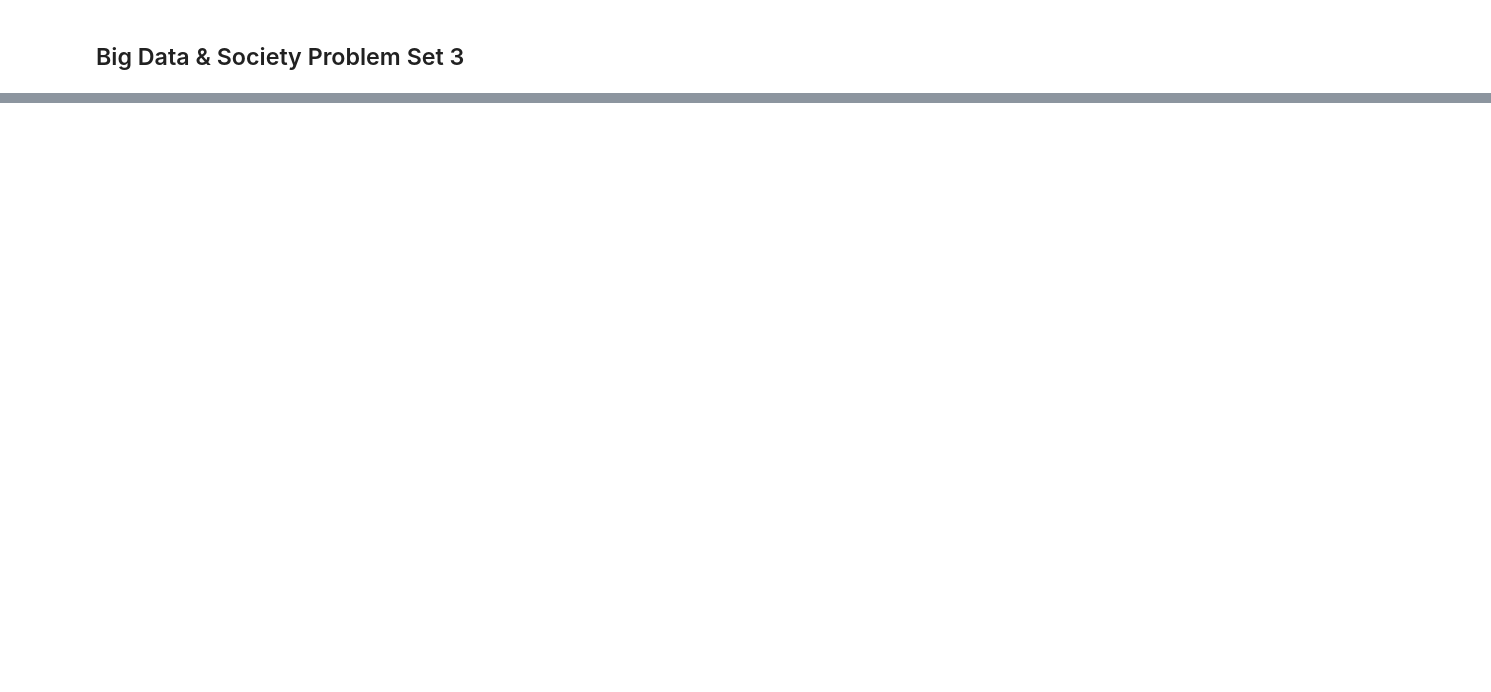
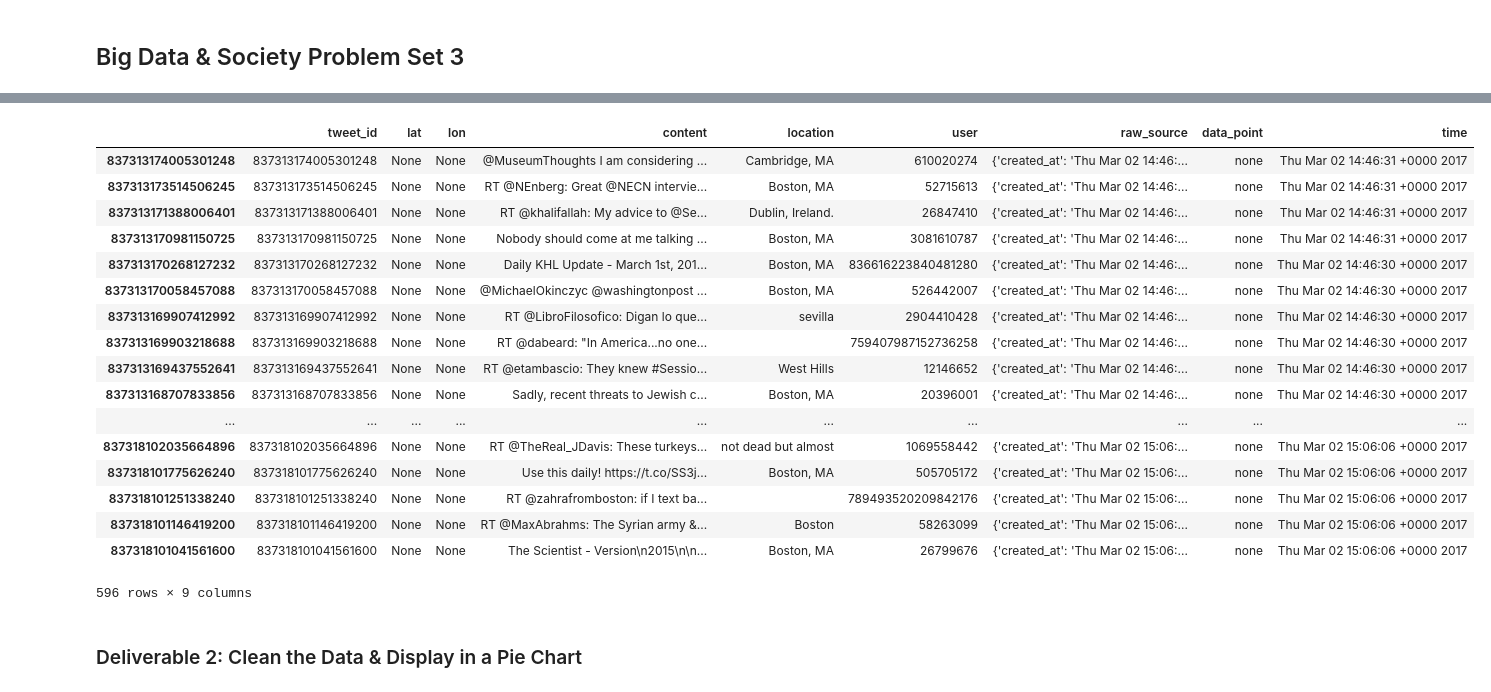
Before and after one commit to epkh/big-data-spring2017, a Jupyter notebook: week4/PSET_3_Scraping_Holtzman.ipynb, the cells around one changed output, grey strips where cells are left out. Cells and saved outputs as stored; diff of their text form; code cells hidden in the pictures; blank space fills up the shorter version.

```diff
--- a/week4/PSET_3_Scraping_Holtzman.ipynb
+++ b/week4/PSET_3_Scraping_Holtzman.ipynb
@@ -76,0 +193,40 @@ get_tweets_by_location(latlong)
+# %%
+# Get the file names from a given directory
+file_dir = "data" # Set this to where your JSON saved
+# Get only the JSONs we have saved
+onlyfiles = [ f for f in listdir(file_dir) if isfile(join(file_dir,f)) and not f.startswith('.')]
+
+# create an empty dataframe with columns for each property
+df_tweets = pd.DataFrame(columns = ['tweet_id', 'lat', 'lon', 'content','location','user','raw_source','data_point','time'])
+
+# Loop through all the files
+for file in onlyfiles:
+    full_dir = join(file_dir,file)
+    with open(full_dir) as json_data:
+        dict = json.load(json_data) # creates a Python dictionary of our json
+        if not isinstance(dict, list):
+            for key, val in dict.items():
+                df_tweets.loc[key,val] = val
+
+df_tweets
+# %% [output]
+|  | tweet_id | lat | lon | content | location | user | raw_source | data_point | time |
+| 837313174005301248 | 837313174005301248 | None | None | @MuseumThoughts I am considering ... | Cambridge, MA | 610020274 | {'created_at': 'Thu Mar 02 14:46:... | none | Thu Mar 02 14:46:31 +0000 2017 |
+| 837313173514506245 | 837313173514506245 | None | None | RT @NEnberg: Great @NECN intervie... | Boston, MA | 52715613 | {'created_at': 'Thu Mar 02 14:46:... | none | Thu Mar 02 14:46:31 +0000 2017 |
+| 837313171388006401 | 837313171388006401 | None | None | RT @khalifallah: My advice to @Se... | Dublin, Ireland. | 26847410 | {'created_at': 'Thu Mar 02 14:46:... | none | Thu Mar 02 14:46:31 +0000 2017 |
+| 837313170981150725 | 837313170981150725 | None | None | Nobody should come at me talking ... | Boston, MA | 3081610787 | {'created_at': 'Thu Mar 02 14:46:... | none | Thu Mar 02 14:46:31 +0000 2017 |
+| 837313170268127232 | 837313170268127232 | None | None | Daily KHL Update - March 1st, 201... | Boston, MA | 836616223840481280 | {'created_at': 'Thu Mar 02 14:46:... | none | Thu Mar 02 14:46:30 +0000 2017 |
+| 837313170058457088 | 837313170058457088 | None | None | @MichaelOkinczyc @washingtonpost ... | Boston, MA | 526442007 | {'created_at': 'Thu Mar 02 14:46:... | none | Thu Mar 02 14:46:30 +0000 2017 |
+| 837313169907412992 | 837313169907412992 | None | None | RT @LibroFilosofico: Digan lo que... | sevilla | 2904410428 | {'created_at': 'Thu Mar 02 14:46:... | none | Thu Mar 02 14:46:30 +0000 2017 |
+| 837313169903218688 | 837313169903218688 | None | None | RT @dabeard: "In America...no one... |  | 759407987152736258 | {'created_at': 'Thu Mar 02 14:46:... | none | Thu Mar 02 14:46:30 +0000 2017 |
+| 837313169437552641 | 837313169437552641 | None | None | RT @etambascio: They knew #Sessio... | West Hills | 12146652 | {'created_at': 'Thu Mar 02 14:46:... | none | Thu Mar 02 14:46:30 +0000 2017 |
+| 837313168707833856 | 837313168707833856 | None | None | Sadly, recent threats to Jewish c... | Boston, MA | 20396001 | {'created_at': 'Thu Mar 02 14:46:... | none | Thu Mar 02 14:46:30 +0000 2017 |
+| ... | ... | ... | ... | ... | ... | ... | ... | ... | ... |
+| 837318102035664896 | 837318102035664896 | None | None | RT @TheReal_JDavis: These turkeys... | not dead but almost | 1069558442 | {'created_at': 'Thu Mar 02 15:06:... | none | Thu Mar 02 15:06:06 +0000 2017 |
+| 837318101775626240 | 837318101775626240 | None | None | Use this daily! https://t.co/SS3j... | Boston, MA | 505705172 | {'created_at': 'Thu Mar 02 15:06:... | none | Thu Mar 02 15:06:06 +0000 2017 |
+| 837318101251338240 | 837318101251338240 | None | None | RT @zahrafromboston: if I text ba... |  | 789493520209842176 | {'created_at': 'Thu Mar 02 15:06:... | none | Thu Mar 02 15:06:06 +0000 2017 |
+| 837318101146419200 | 837318101146419200 | None | None | RT @MaxAbrahms: The Syrian army &... | Boston | 58263099 | {'created_at': 'Thu Mar 02 15:06:... | none | Thu Mar 02 15:06:06 +0000 2017 |
+| 837318101041561600 | 837318101041561600 | None | None | The Scientist - Version\n2015\n\n... | Boston, MA | 26799676 | {'created_at': 'Thu Mar 02 15:06:... | none | Thu Mar 02 15:06:06 +0000 2017 |
+596 rows × 9 columns
+# %% [markdown]
+### Deliverable 2: Clean the Data & Display in a Pie Chart
```
Also changed, not shown: parts of 21 cells of this notebook, 7 other files.
